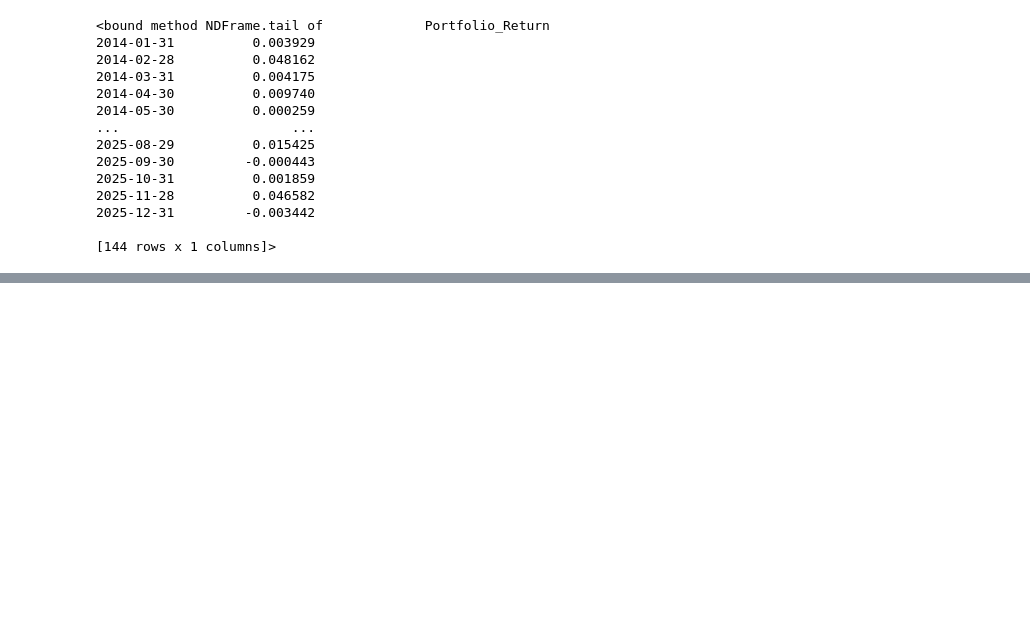
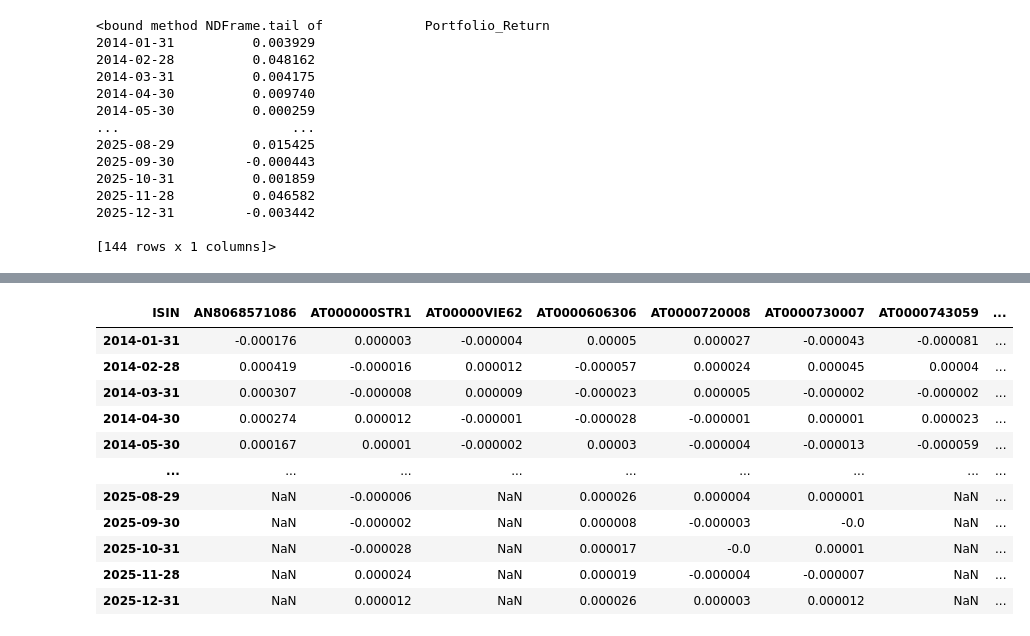
Before and after one commit to Dianebodenreider/SAAM, a Jupyter notebook: notebooks/saam_part1.ipynb, the cells around one changed output, grey strips where cells are left out. Cells and saved outputs as stored; diff of their text form; code cells hidden in the pictures; blank space fills up the shorter version.

```diff
--- a/notebooks/saam_part1.ipynb
+++ b/notebooks/saam_part1.ipynb
@@ -1481,0 +1882,80 @@ Volatilité mensuelle : 3.60%
+# %%
+# produits élément par élément entre les poids décalés et les rendements de test
+# en alignant et en formatant correctement les dates
+
+def compute_aligned_sorted_product(
+    shifted_weighted_mcap_by_year: dict,
+    processed_windows: dict
+) -> pd.DataFrame:
+    """
+    Calcule le produit élément par élément entre les poids value-weighted décalés
+    et les rendements de test, année par année.
+
+    Returns
+    -------
+    pd.DataFrame
+        DataFrame concaténé, trié par date, contenant les produits poids × rendements
+        et une colonne 'year'.
+    """
+
+    results = []
+
+    for year in sorted(processed_windows.keys()):
+
+        # 1. Rendements de test
+        test_returns_df = processed_windows[year]["test_period"].copy()
+        test_returns_df.index = pd.to_datetime(test_returns_df.index)
+        test_returns_df = test_returns_df.sort_index()
+
+        # 2. Poids décalés
+        if year not in shifted_weighted_mcap_by_year:
+            continue
+
+        weights_df = shifted_weighted_mcap_by_year[year].copy()
+        weights_df.index = pd.to_datetime(weights_df.index)
+        weights_df = weights_df.sort_index()
+
+        # 3. Aligner les dates sur celles des rendements
+        weights_df = weights_df.reindex(test_returns_df.index, method="ffill")
+
+        # 4. Garder uniquement les colonnes communes
+        common_cols = weights_df.columns.intersection(test_returns_df.columns)
+        weights_df = weights_df[common_cols]
+        test_returns_df = test_returns_df[common_cols]
+
+        # 5. Produit élément par élément
+        product_matrix = weights_df * test_returns_df
+
+        # 6. Ajouter l'année
+        product_matrix["year"] = year
+
+        results.append(product_matrix)
+
+    # 7. Concaténer et trier
+    if results:
+        final_df = pd.concat(results, axis=0)
+        final_df = final_df.sort_index()
+        return final_df
+    else:
+        return pd.DataFrame()
+
+
+product_df = compute_aligned_sorted_product(
+    shifted_weighted_mcap_by_year,
+    processed_windows
+)
+
+product_df
+# %% [output]
+| ISIN | AN8068571086 | AT000000STR1 | AT00000VIE62 | AT0000606306 | AT0000720008 | AT0000730007 | AT0000743059 | ... |
+| 2014-01-31 | -0.000176 | 0.000003 | -0.000004 | 0.00005 | 0.000027 | -0.000043 | -0.000081 | ... |
+| 2014-02-28 | 0.000419 | -0.000016 | 0.000012 | -0.000057 | 0.000024 | 0.000045 | 0.00004 | ... |
+| 2014-03-31 | 0.000307 | -0.000008 | 0.000009 | -0.000023 | 0.000005 | -0.000002 | -0.000002 | ... |
+| 2014-04-30 | 0.000274 | 0.000012 | -0.000001 | -0.000028 | -0.000001 | 0.000001 | 0.000023 | ... |
+| 2014-05-30 | 0.000167 | 0.00001 | -0.000002 | 0.00003 | -0.000004 | -0.000013 | -0.000059 | ... |
+| ... | ... | ... | ... | ... | ... | ... | ... | ... |
+| 2025-08-29 | NaN | -0.000006 | NaN | 0.000026 | 0.000004 | 0.000001 | NaN | ... |
+| 2025-09-30 | NaN | -0.000002 | NaN | 0.000008 | -0.000003 | -0.0 | NaN | ... |
+| 2025-10-31 | NaN | -0.000028 | NaN | 0.000017 | -0.0 | 0.00001 | NaN | ... |
+| 2025-11-28 | NaN | 0.000024 | NaN | 0.000019 | -0.000004 | -0.000007 | NaN | ... |
+| 2025-12-31 | NaN | 0.000012 | NaN | 0.000026 | 0.000003 | 0.000012 | NaN | ... |
```
Also changed, not shown: parts of 25 cells of this notebook, 2 other files.
